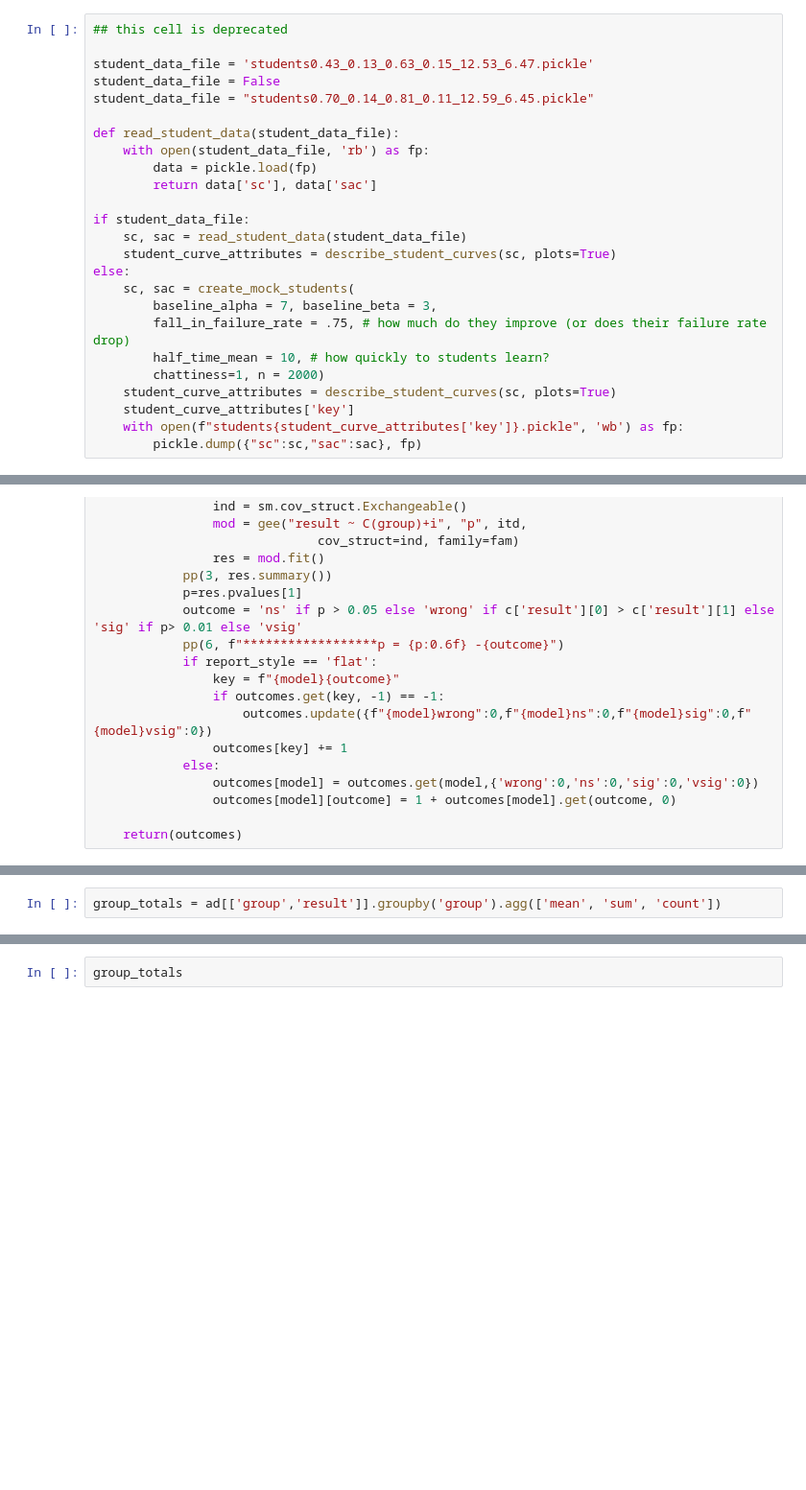
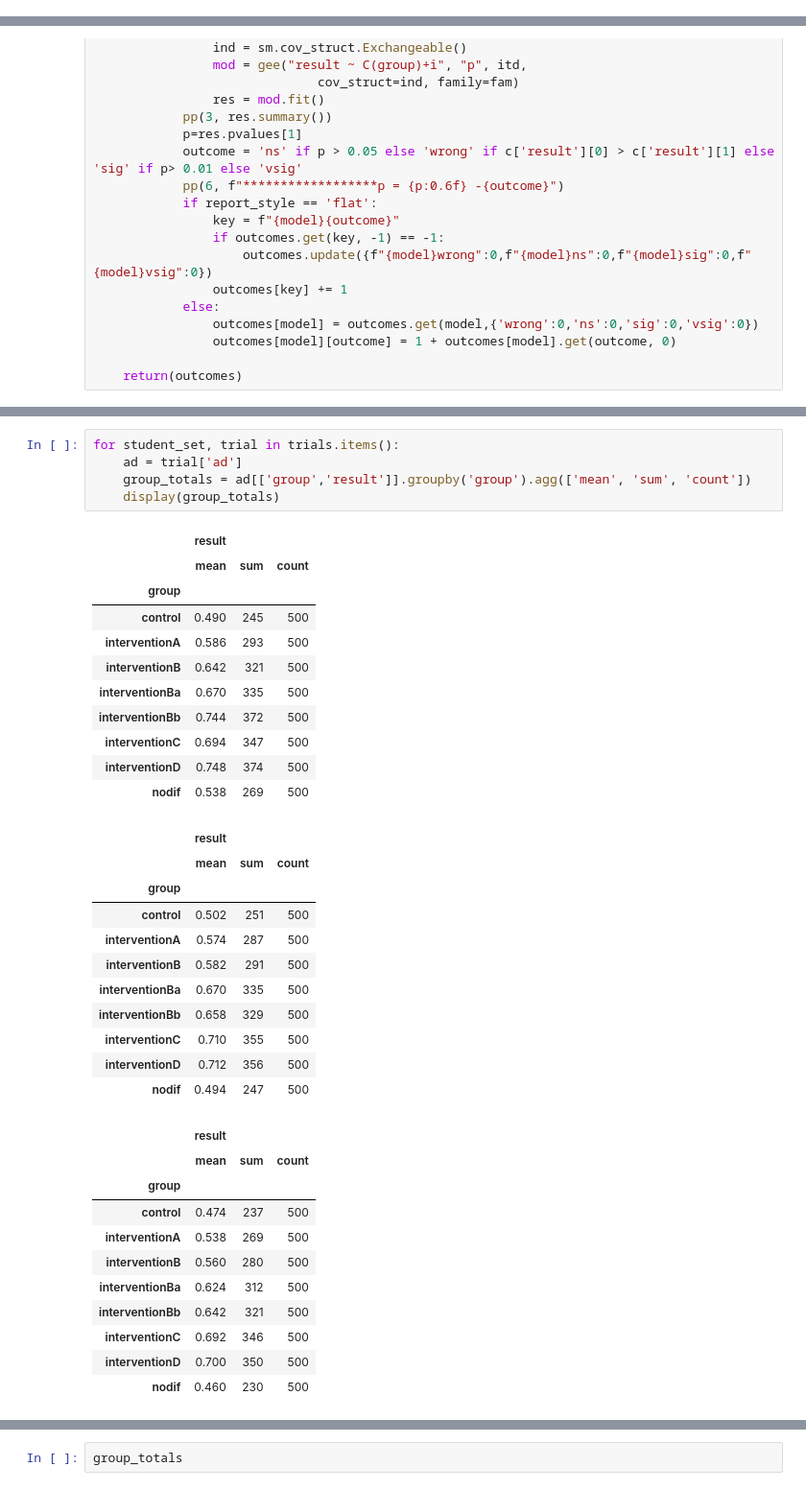
Before and after one commit to ErichBSchulz/IVCTrial, a Jupyter notebook: PowerSimulation.ipynb, the cells around one changed output, grey strips where cells are left out. Shown: that part at 96% size. Drawn from its saved outputs; the diff is of its cells as text; blank space fills up the shorter version.

```diff
--- a/PowerSimulation.ipynb
+++ b/PowerSimulation.ipynb
@@ -194,28 +223,3 @@ Making second 100
-# %%
-## this cell is deprecated
-
-student_data_file = 'students0.43_0.13_0.63_0.15_12.53_6.47.pickle'
-student_data_file = False
-student_data_file = "students0.70_0.14_0.81_0.11_12.59_6.45.pickle"
-
-def read_student_data(student_data_file):
-    with open(student_data_file, 'rb') as fp:
-        data = pickle.load(fp)
-        return data['sc'], data['sac']
-
-if student_data_file:
-    sc, sac = read_student_data(student_data_file)
-    student_curve_attributes = describe_student_curves(sc, plots=True)
-else:
-    sc, sac = create_mock_students(
-        baseline_alpha = 7, baseline_beta = 3,
-        fall_in_failure_rate = .75, # how much do they improve (or does their failure rate drop)
-        half_time_mean = 10, # how quickly to students learn?
-        chattiness=1, n = 2000)
-    student_curve_attributes = describe_student_curves(sc, plots=True)
-    student_curve_attributes['key']
-    with open(f"students{student_curve_attributes['key']}.pickle", 'wb') as fp:
-        pickle.dump({"sc":sc,"sac":sac}, fp)
 # %%
 def generate_trial_data(subject_n, attempt_n, trials, groups, sac):
     attempt_data = []
@@ -405,2 +434,39 @@ loading trial data from trial_cache1000f
 # %%
-group_totals = ad[['group','result']].groupby('group').agg(['mean', 'sum', 'count'])
+for student_set, trial in trials.items():
+    ad = trial['ad']
+    group_totals = ad[['group','result']].groupby('group').agg(['mean', 'sum', 'count'])
+    display(group_totals)
+# %% [output]
+|  | result |  |  |
+|  | mean | sum | count |
+| group |  |  |  |
+| control | 0.490 | 245 | 500 |
+| interventionA | 0.586 | 293 | 500 |
+| interventionB | 0.642 | 321 | 500 |
+| interventionBa | 0.670 | 335 | 500 |
+| interventionBb | 0.744 | 372 | 500 |
+| interventionC | 0.694 | 347 | 500 |
+| interventionD | 0.748 | 374 | 500 |
+| nodif | 0.538 | 269 | 500 |
+|  | result |  |  |
+|  | mean | sum | count |
+| group |  |  |  |
+| control | 0.502 | 251 | 500 |
+| interventionA | 0.574 | 287 | 500 |
+| interventionB | 0.582 | 291 | 500 |
+| interventionBa | 0.670 | 335 | 500 |
+| interventionBb | 0.658 | 329 | 500 |
+| interventionC | 0.710 | 355 | 500 |
+| interventionD | 0.712 | 356 | 500 |
+| nodif | 0.494 | 247 | 500 |
+|  | result |  |  |
+|  | mean | sum | count |
+| group |  |  |  |
+| control | 0.474 | 237 | 500 |
+| interventionA | 0.538 | 269 | 500 |
+| interventionB | 0.560 | 280 | 500 |
+| interventionBa | 0.624 | 312 | 500 |
+| interventionBb | 0.642 | 321 | 500 |
+| interventionC | 0.692 | 346 | 500 |
+| interventionD | 0.700 | 350 | 500 |
+| nodif | 0.460 | 230 | 500 |
```
Also changed, not shown: parts of 5 cells of this notebook.
